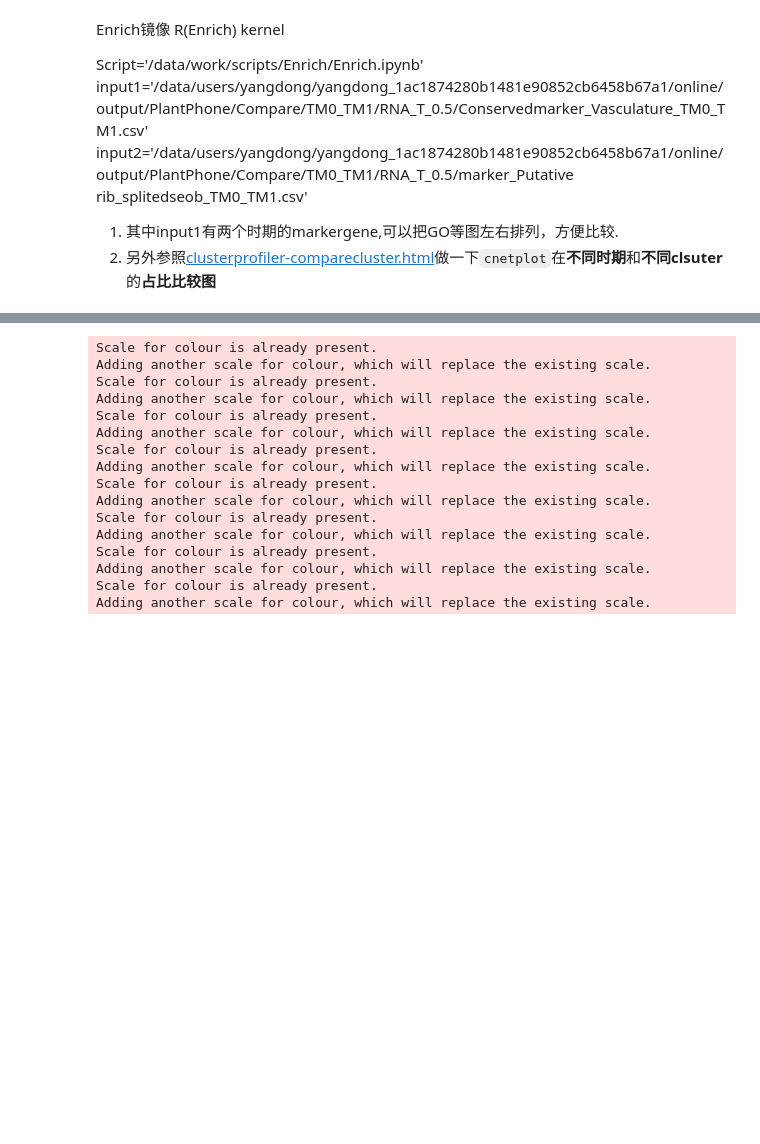
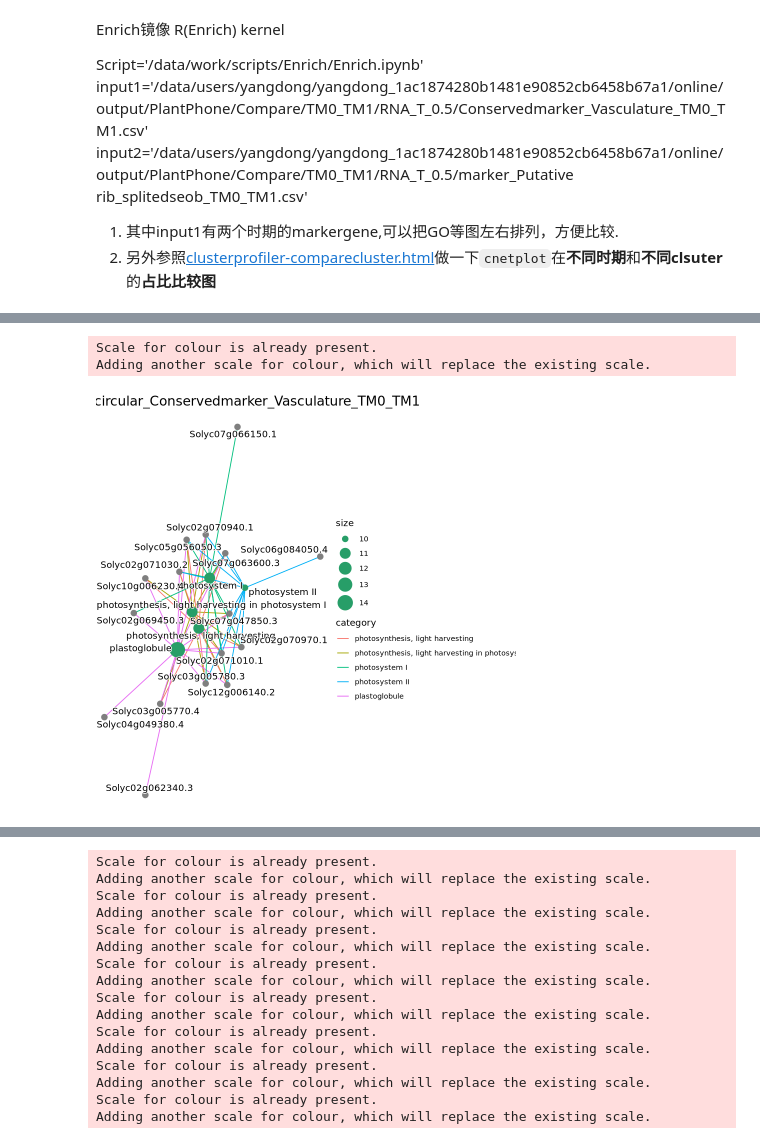
Before and after one commit to ydgenomics/L-enrich, a Jupyter notebook: 3.test_lili/Enrich.ipynb, the cells around one changed output, grey strips where cells are left out. Saved outputs shown, nothing was run; the diff lists cells and outputs as text; code cells hidden in the pictures; blank space fills up the shorter version.

```diff
--- a/3.test_lili/Enrich.ipynb
+++ b/3.test_lili/Enrich.ipynb
@@ -98,0 +228,20 @@ for (file in files) {
+# %%
+p3 <- cnetplot(
+        ego,
+        foldChange = geneList,
+        showCategory = 5,
+        layout = 'fr',
+        node_label = "all",
+        color_edge = "category",
+        color_category = "#279e68",
+        max.overlaps = Inf,
+        cex_label_gene = 0.4
+    ) +
+    labs(title = str_c("GO_CnetPlot_circular_", file_prefix)) +
+    base_theme +
+    scale_color_gradient2(low='darkblue', mid = "#ff7f0e", high='darkred')
+p3
+# %% [output]
+Scale for colour is already present.
+Adding another scale for colour, which will replace the existing scale.
+[figure, added]
```
Also changed, not shown: parts of 48 cells of this notebook, 7 other files.
